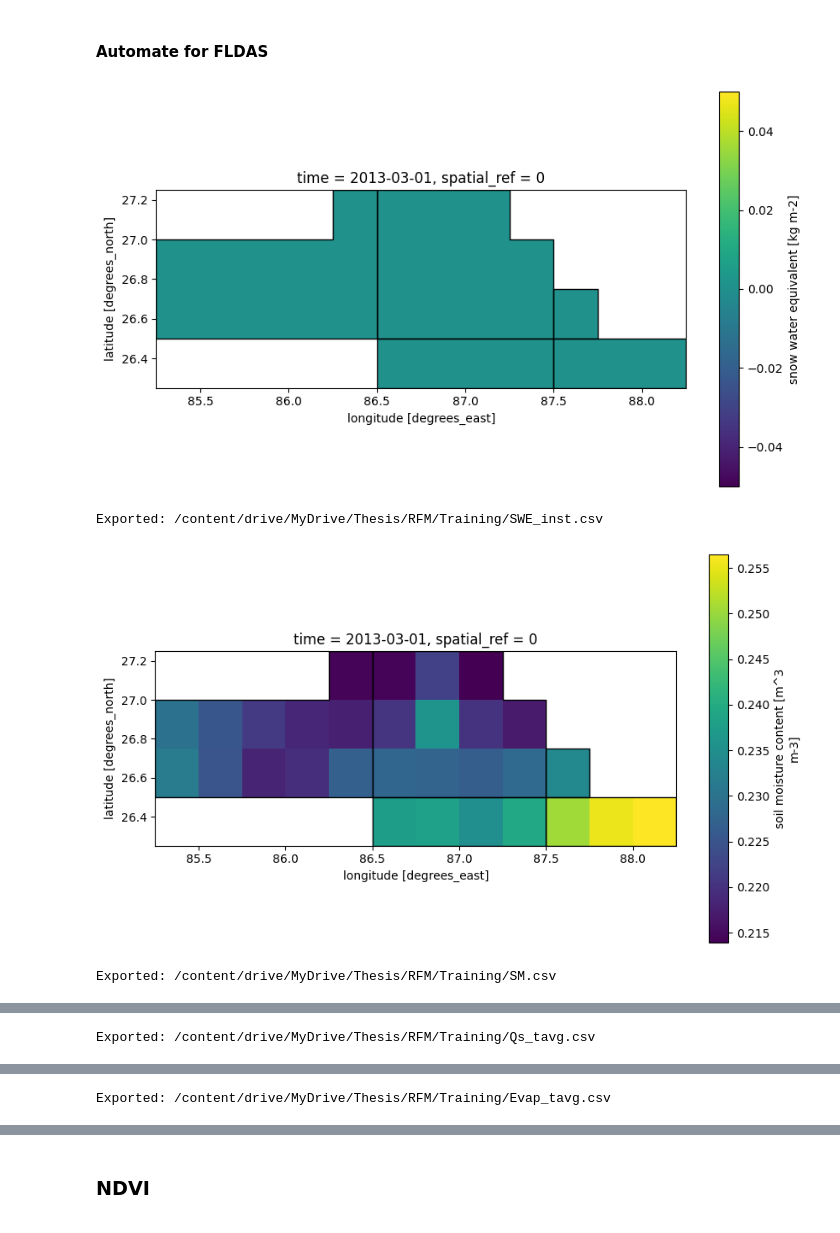
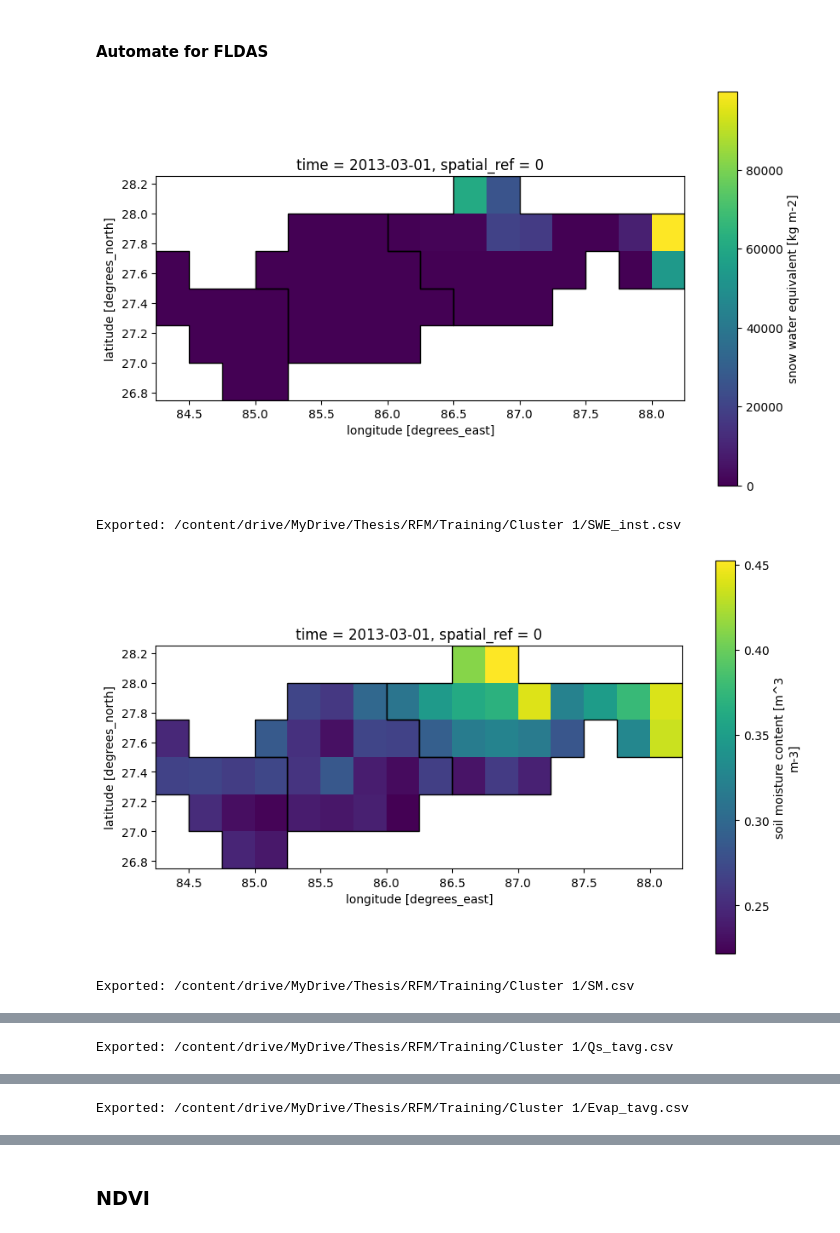
Before and after one commit to AshHydroCoder/GRACE-Downscaler, a Jupyter notebook: Making_raw_files_for_RFM.ipynb, the cells around one changed output, grey strips where cells are left out. Cells and saved outputs as stored; diff of their text form; code cells hidden in the pictures.

Commit message:
Code changed to handle different clusters

```diff
--- a/Making_raw_files_for_RFM.ipynb
+++ b/Making_raw_files_for_RFM.ipynb
@@ -56,7 +56,8 @@ missing_dates = [pd.Timestamp(year=year, month=month, day=1) for year, month in
 # %% [markdown]
 # Load Shape
 # %%
-nepal_shp = gpd.read_file('/content/drive/MyDrive/Thesis/Cluster/cluster_5_2.shp')
+cluster = "Cluster 1"
+nepal_shp = gpd.read_file('/content/drive/MyDrive/Thesis/Cluster/cluster_1_2.shp')
 nepal_shp = nepal_shp.set_crs('epsg:4326')
 # %% [markdown]
 ## Exclude times not available in GRACE
@@ -147,20 +150,3 @@ plt.show()
-# %%
-file_path_nc ="D:/Masters/Thesis/Data/Combined_IMERG.nc4"
-ppt = xr.open_dataset(file_path_nc)
-ppt = ppt.rio.write_crs('epsg:4326')
-ppt = ppt.rio.clip(nepal_shp.geometry,all_touched=True)
-
-import matplotlib.pyplot as plt
-fig, ax = plt.subplots(figsize=(10, 6))
-
-# Transpose the dataset to switch lat (y) and lon (x)
-ppt_tr = ppt.precipitation.isel(time=121).transpose('lat', 'lon')
-ppt_tr.plot(ax=ax)
-
-# Plot the shapefile
-nepal_shp.plot(ax=ax, edgecolor='black', facecolor='None')
-
-plt.show()
 # %% [markdown]
 ### CHIRPS
 # %%
@@ -244,7 +230,7 @@ CHIRPS_DF.to_csv(f'D:/Masters/Thesis_New/Terai/RFM/chirps.csv', index=False)
 # Needs FLDAS data that are exported to 0.25 degree resolution in a single folder
 # Define the folder containing the .nc files and the shapefile
 nc_folder = '/content/drive/MyDrive/Thesis/REGRID/FLDAS'
-output_folder = '/content/drive/MyDrive/Thesis/RFM/Training'
+output_folder = f'/content/drive/MyDrive/Thesis/RFM/Training/{cluster}'
 
 # Load the shapefile
 #nepal_shp = gpd.read_file(shapefile_path)
@@ -279,34 +265,34 @@ for nc_file in nc_files:
    # if 'time' in ev_dataset.coords:
         #ev_dataset['time'] = pd.to_datetime(ev_dataset.indexes['time'].to_datetimeindex())
 
     # Define missing dates if needed and create a mask to filter the dataset
     time_index = pd.to_datetime(ev_dataset['time'].values)
     mask = pd.Series(True, index=time_index)
 
     # Filter the dataset if you have a list of missing_dates (adjust as needed)
     for timestamp in missing_dates:
         year, month = timestamp.year, timestamp.month
         mask &= ~((time_index.year == year) & (time_index.month == month))
 
     # Apply the mask and select the desired time range
     ev_filtered_dataset = ev_dataset.sel(time=mask[mask].index)
     ev_filtered_dataset = ev_filtered_dataset.sel(time=slice('2003-02-01', '2016-12-31'))
 
     # Convert the dataset to a dataframe, drop unnecessary columns, and sort it
     ev_df = ev_filtered_dataset.to_dataframe().reset_index()
     if 'spatial_ref' in ev_df.columns:
         ev_df = ev_df.drop(columns='spatial_ref')
     ev_df = ev_df.sort_values(by=['time', 'x'])
 
     # Define the output file path with the same name as the .nc file but with .csv extension
     output_file_csv = os.path.join(output_folder, nc_file.replace('.nc', '.csv'))
 
     # Export the dataframe to a CSV file
     ev_df.to_csv(output_file_csv, index=False)
 
     print(f'Exported: {output_file_csv}')
 # %% [output]
-[figure, old version]
+[figure, new version]
-Exported: /content/drive/MyDrive/Thesis/RFM/Training/SWE_inst.csv
+Exported: /content/drive/MyDrive/Thesis/RFM/Training/Cluster 1/SWE_inst.csv
-[figure, old version]
+[figure, new version]
-Exported: /content/drive/MyDrive/Thesis/RFM/Training/SM.csv
+Exported: /content/drive/MyDrive/Thesis/RFM/Training/Cluster 1/SM.csv
@@ -314 +300 @@ Exported: /content/drive/MyDrive/Thesis/RFM/Training/SM.csv
-Exported: /content/drive/MyDrive/Thesis/RFM/Training/Qs_tavg.csv
+Exported: /content/drive/MyDrive/Thesis/RFM/Training/Cluster 1/Qs_tavg.csv
@@ -316,4 +302,4 @@ Exported: /content/drive/MyDrive/Thesis/RFM/Training/Qs_tavg.csv
-Exported: /content/drive/MyDrive/Thesis/RFM/Training/Evap_tavg.csv
+Exported: /content/drive/MyDrive/Thesis/RFM/Training/Cluster 1/Evap_tavg.csv
 # %%
 import xarray as xr
 import pandas as pd
```
Also changed, not shown: parts of 18 cells of this notebook.
